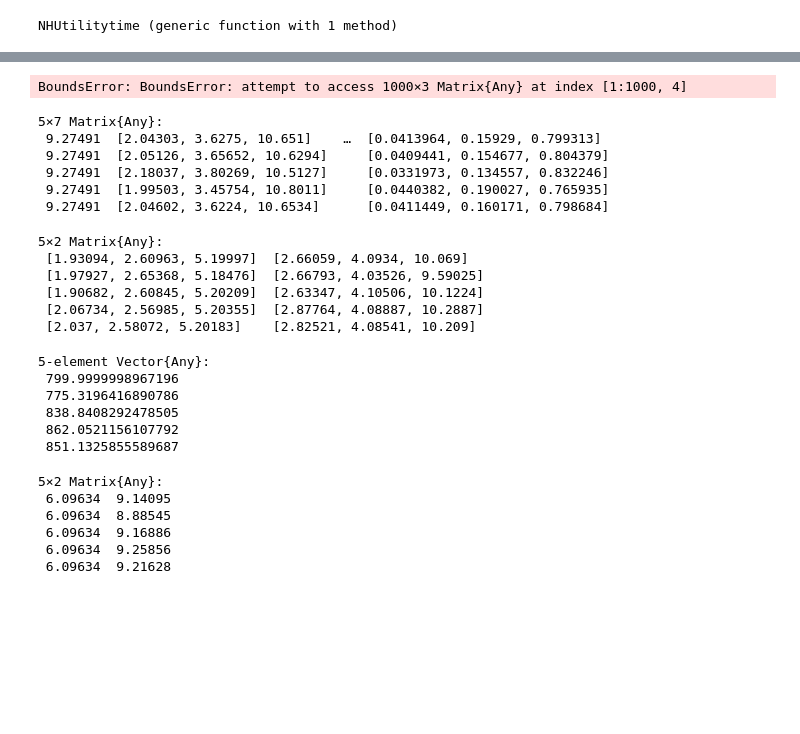
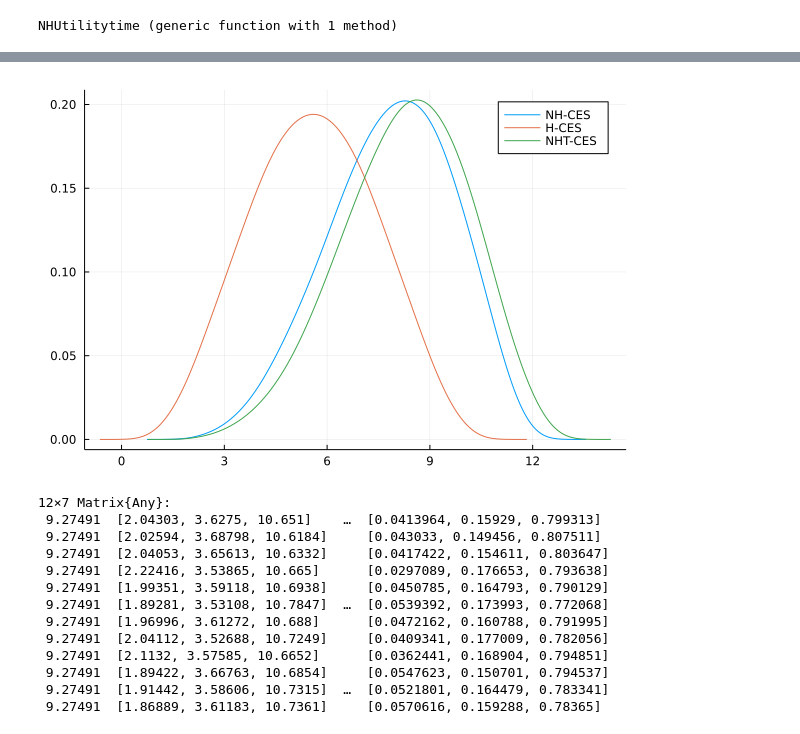
Before and after one commit to antoineding/IIRUHH_master, a Jupyter notebook: U_find.ipynb, the cells around one changed output, grey strips where cells are left out. Cells and saved outputs as stored; diff of their text form; code cells hidden in the pictures; blank space fills up the shorter version.

```diff
--- a/U_find.ipynb
+++ b/U_find.ipynb
@@ -664,10 +680,10 @@ NHUtilitytime (generic function with 1 method)
 u=[]
 Cendow=[]
 C_w=[]
-umin=[]
 share=[]
 
 scale=10.0
+
 for i = 1:scale
     for j=1:scale
         for k =1:scale
@@ -680,5 +696,5 @@ for i = 1:scale
     end
 end
 
-NHT=[u share C]
+NHT=[u share C_w]
 # %% [output]
@@ -686,47 +718,28 @@ ArgumentError: ArgumentError: number of rows of each array must match (got (1000
 # %%
 using Plots, Distributions, StatsPlots
-density(NH[:,4], label="NH-CES" )
+density(NH[:,1], label="NH-CES")
 density!(H[:,1], label="H-CES")
+density!(NHT[:,1], label="NHT-CES")
 # %% [output]
-BoundsError: BoundsError: attempt to access 1000×3 Matrix{Any} at index [1:1000, 4]
+[figure, added]
 # %%
-res=NHUtilitytime([10.0, 10.0, 10.0],p,5)
+X=NHUtilitytime([10.0, 10.0, 10.0], ptime, T)
 # %% [output]
-5×7 Matrix{Any}:
+12×7 Matrix{Any}:
  9.27491  [2.04303, 3.6275, 10.651]    …  [0.0413964, 0.15929, 0.799313]
- 9.27491  [2.05126, 3.65652, 10.6294]     [0.0409441, 0.154677, 0.804379]
- 9.27491  [2.18037, 3.80269, 10.5127]     [0.0331973, 0.134557, 0.832246]
- 9.27491  [1.99503, 3.45754, 10.8011]     [0.0440382, 0.190027, 0.765935]
- 9.27491  [2.04602, 3.6224, 10.6534]      [0.0411449, 0.160171, 0.798684]
+ 9.27491  [2.02594, 3.68798, 10.6184]     [0.043033, 0.149456, 0.807511]
+ 9.27491  [2.04053, 3.65613, 10.6332]     [0.0417422, 0.154611, 0.803647]
+ 9.27491  [2.22416, 3.53865, 10.665]      [0.0297089, 0.176653, 0.793638]
+ 9.27491  [1.99351, 3.59118, 10.6938]     [0.0450785, 0.164793, 0.790129]
+ 9.27491  [1.89281, 3.53108, 10.7847]  …  [0.0539392, 0.173993, 0.772068]
+ 9.27491  [1.96996, 3.61272, 10.688]      [0.0472162, 0.160788, 0.791995]
+ 9.27491  [2.04112, 3.52688, 10.7249]     [0.0409341, 0.177009, 0.782056]
+ 9.27491  [2.1132, 3.57585, 10.6652]      [0.0362441, 0.168904, 0.794851]
+ 9.27491  [1.89422, 3.66763, 10.6854]     [0.0547623, 0.150701, 0.794537]
+ 9.27491  [1.91442, 3.58606, 10.7315]  …  [0.0521801, 0.164479, 0.783341]
+ 9.27491  [1.86889, 3.61183, 10.7361]     [0.0570616, 0.159288, 0.78365]
 # %%
 Umin=X[:,[1,4]];
 C=X[:,[2,6]];
 Share=X[:,[3,7]];
 Exp=X[:,5];
-# %%
-C
-# %% [output]
-5×2 Matrix{Any}:
- [1.93094, 2.60963, 5.19997]  [2.66059, 4.0934, 10.069]
- [1.97927, 2.65368, 5.18476]  [2.66793, 4.03526, 9.59025]
- [1.90682, 2.60845, 5.20209]  [2.63347, 4.10506, 10.1224]
- [2.06734, 2.56985, 5.20355]  [2.87764, 4.08887, 10.2887]
- [2.037, 2.58072, 5.20183]    [2.82521, 4.08541, 10.209]
-# %%
-Exp
-# %% [output]
-5-element Vector{Any}:
- 799.9999998967196
- 775.3196416890786
- 838.8408292478505
- 862.0521156107792
- 851.1325855589687
-# %%
-Umin
-# %% [output]
-5×2 Matrix{Any}:
- 6.09634  9.14095
- 6.09634  8.88545
- 6.09634  9.16886
- 6.09634  9.25856
- 6.09634  9.21628
```
Also changed, not shown: parts of 10 cells of this notebook.
